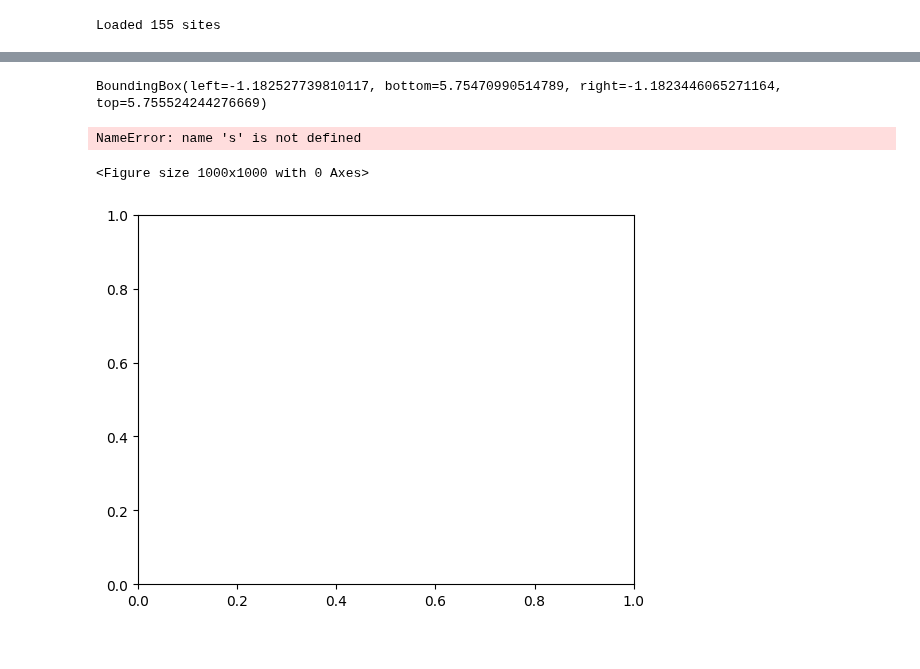
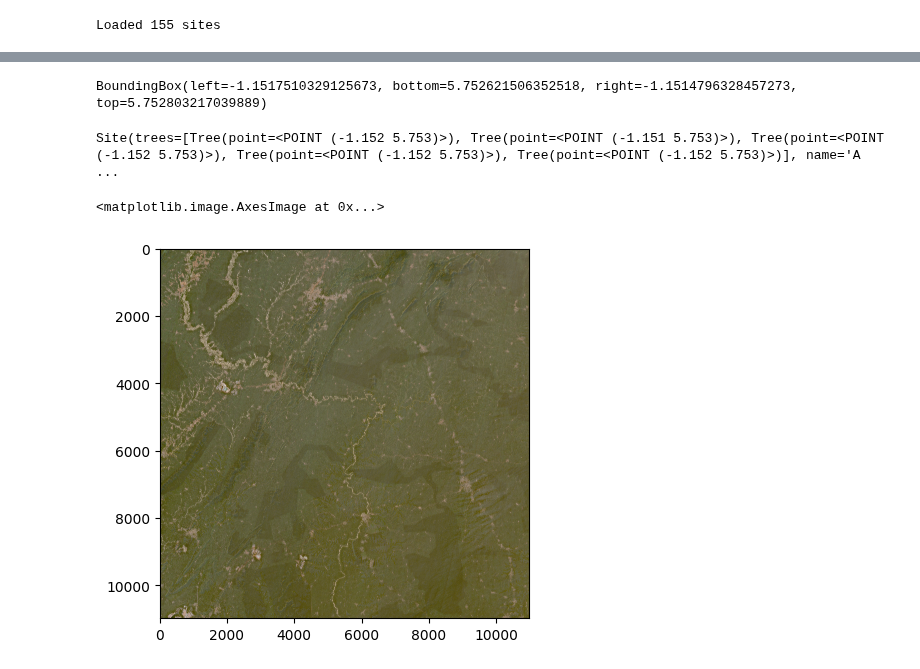
Before and after one commit to arthurgassner-synotis/forestero-skymap-poc, a Jupyter notebook: nb/4-sentinel-plot.ipynb, the cells around one changed output, grey strips where cells are left out. Drawn from its saved outputs; the diff is of its cells as text; code cells hidden in the pictures.

```diff
--- a/nb/4-sentinel-plot.ipynb
+++ b/nb/4-sentinel-plot.ipynb
@@ -29,14 +25,4 @@ BoundingBox(left=-2.097472396969926, bottom=5.33683314603249, right=-1.103434155
 # %%
-sites[0].cropped_sentinel_scenes[0].bounds
+sites[1].cropped_sentinel_scenes[0].bounds
 # %% [output]
-BoundingBox(left=-1.182527739810117, bottom=5.75470990514789, right=-1.1823446065271164, top=5.755524244276669)
+BoundingBox(left=-1.1517510329125673, bottom=5.752621506352518, right=-1.1514796328457273, top=5.752803217039889)
-# %%
-plt.figure(figsize=(10, 10))
-plt.imshow(s.processed_rgb)
-# %% [output]
-NameError: name 's' is not defined
-<Figure size 1000x1000 with 0 Axes>
-# %%
-ax = plt.gca()
-# %% [output]
-[figure, removed]
@@ -44,0 +29,11 @@ ax.imshow
+# %%
+s = sites[1]
+ss = s.sentinel_scenes[0]
+s
+# %% [output]
+Site(trees=[Tree(point=<POINT (-1.152 5.753)>), Tree(point=<POINT (-1.151 5.753)>), Tree(point=<POINT (-1.152 5.753)>), Tree(point=<POINT (-1.152 5.753)>), Tree(point=<POINT (-1.152 5.753)>)], name='A ...
+# %%
+plt.imshow(ss.processed_rgb)
+# %% [output]
+<matplotlib.image.AxesImage at 0x...>
+[figure, added]
```
Also changed, not shown: parts of 3 cells of this notebook, 2 other files.
